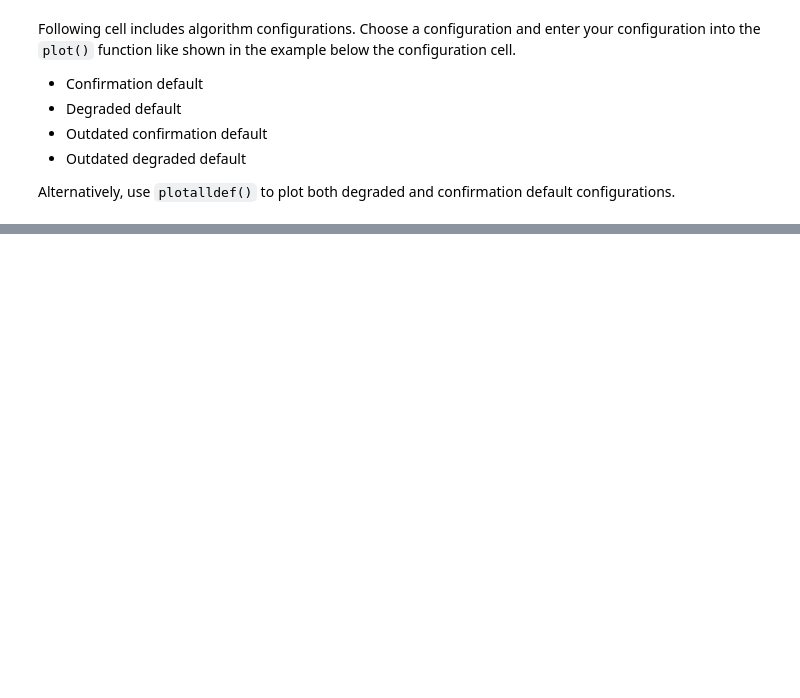
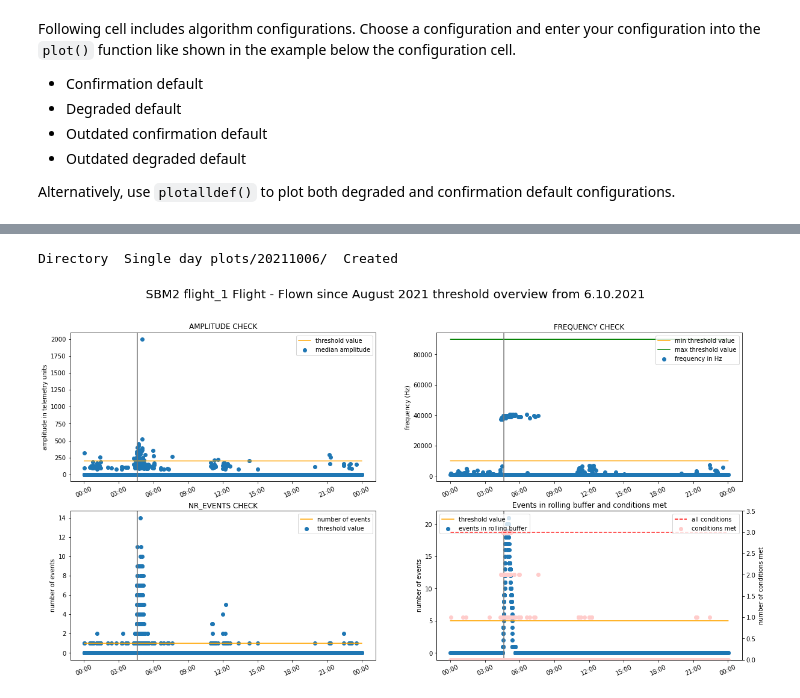
Before and after one commit to formanet415/SBM2-detection, a Jupyter notebook: Single day plotter.ipynb, the cells around one changed output, grey strips where cells are left out. Saved outputs shown, nothing was run; the diff lists cells and outputs as text; code cells hidden in the pictures; blank space fills up the shorter version.

```diff
--- a/Single day plotter.ipynb
+++ b/Single day plotter.ipynb
@@ -263,0 +266,6 @@ Directory  Single day plots/20210826/  already exists
+# %%
+# Example
+plot(2021, 10, 6, flown_1)
+# %% [output]
+Directory  Single day plots/20211006/  Created
+[figure, added]
```
Also changed, not shown: parts of 4 cells of this notebook, 9 other files.
